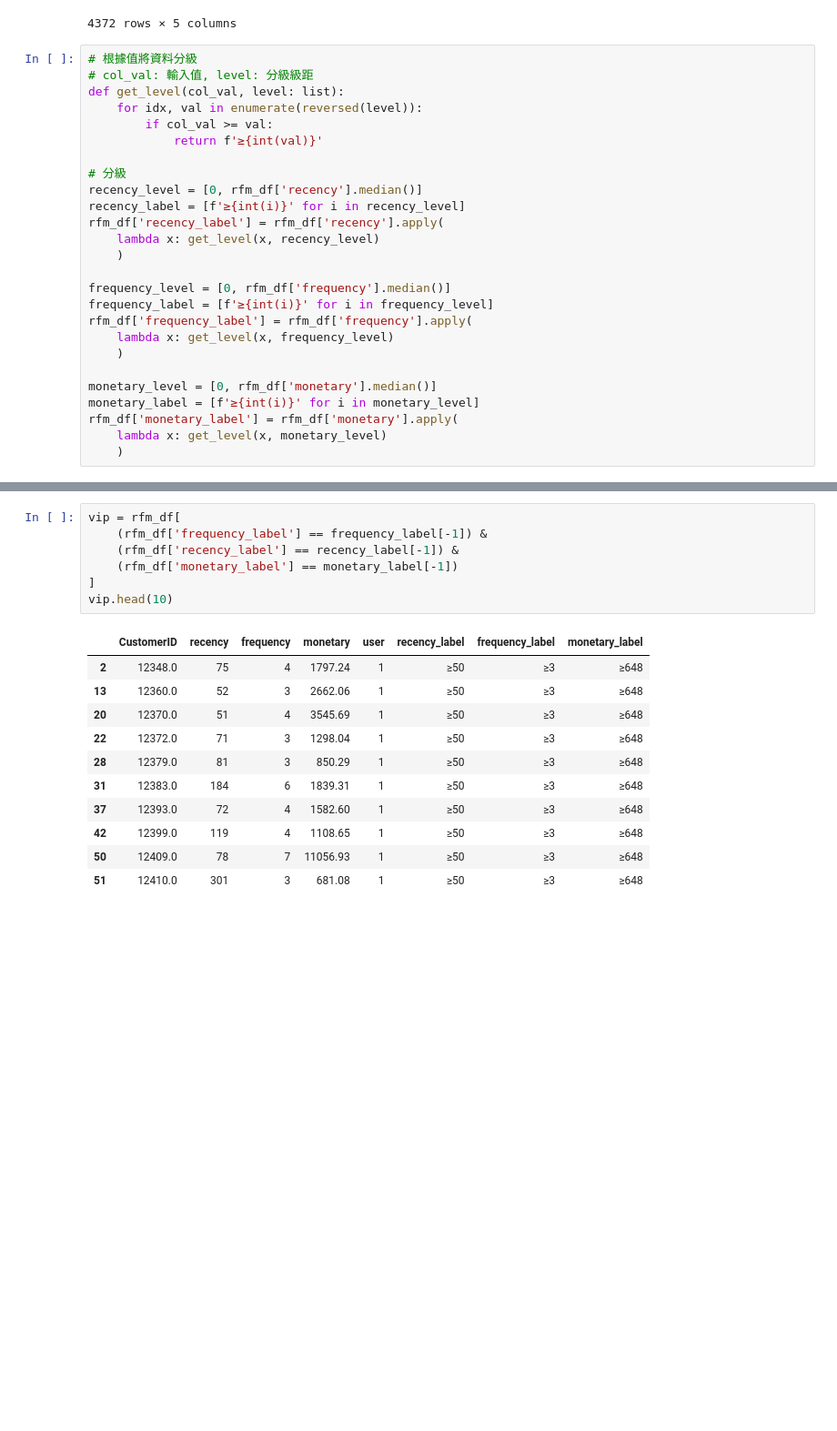
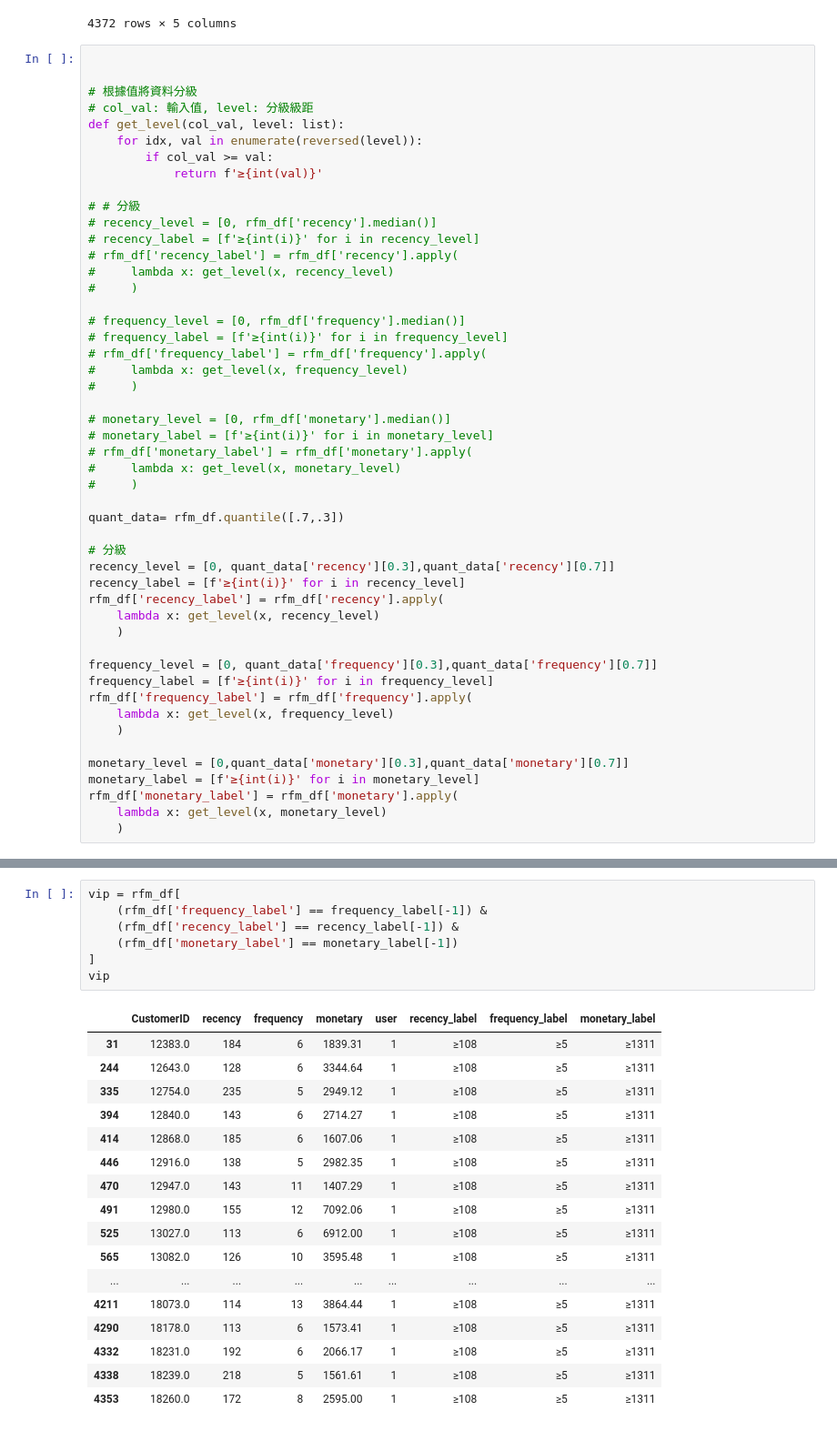
Before and after one commit to Benknightdark/GoogleTrendsApi, a Jupyter notebook: notebook/RFM Aanlysis.ipynb, the cells around one changed output, grey strips where cells are left out. Shown: that part at 91% size. Saved outputs shown, nothing was run; the diff lists cells and outputs as text; blank space fills up the shorter version.

```diff
--- a/notebook/RFM Aanlysis.ipynb
+++ b/notebook/RFM Aanlysis.ipynb
@@ -147,6 +147,8 @@ rfm_df
 | 4371 | 18287.0 | 42 | 3 | 1837.28 | 1 |
 4372 rows × 5 columns
 # %%
+
+
 # 根據值將資料分級
 # col_val: 輸入值, level: 分級級距
 def get_level(col_val, level: list):
@@ -154,20 +156,41 @@ def get_level(col_val, level: list):
         if col_val >= val:
             return f'≥{int(val)}'
 
+# # 分級
+# recency_level = [0, rfm_df['recency'].median()]
+# recency_label = [f'≥{int(i)}' for i in recency_level]
+# rfm_df['recency_label'] = rfm_df['recency'].apply(
+#     lambda x: get_level(x, recency_level)
+#     )
+
+# frequency_level = [0, rfm_df['frequency'].median()]
+# frequency_label = [f'≥{int(i)}' for i in frequency_level]
+# rfm_df['frequency_label'] = rfm_df['frequency'].apply(
+#     lambda x: get_level(x, frequency_level)
+#     )
+
+# monetary_level = [0, rfm_df['monetary'].median()]
+# monetary_label = [f'≥{int(i)}' for i in monetary_level]
+# rfm_df['monetary_label'] = rfm_df['monetary'].apply(
+#     lambda x: get_level(x, monetary_level)
+#     )
+
+quant_data= rfm_df.quantile([.7,.3])
+
 # 分級
-recency_level = [0, rfm_df['recency'].median()]
+recency_level = [0, quant_data['recency'][0.3],quant_data['recency'][0.7]]
 recency_label = [f'≥{int(i)}' for i in recency_level]
 rfm_df['recency_label'] = rfm_df['recency'].apply(
     lambda x: get_level(x, recency_level)
     )
 
-frequency_level = [0, rfm_df['frequency'].median()]
+frequency_level = [0, quant_data['frequency'][0.3],quant_data['frequency'][0.7]]
 frequency_label = [f'≥{int(i)}' for i in frequency_level]
 rfm_df['frequency_label'] = rfm_df['frequency'].apply(
     lambda x: get_level(x, frequency_level)
     )
 
-monetary_level = [0, rfm_df['monetary'].median()]
+monetary_level = [0,quant_data['monetary'][0.3],quant_data['monetary'][0.7]]
 monetary_label = [f'≥{int(i)}' for i in monetary_level]
 rfm_df['monetary_label'] = rfm_df['monetary'].apply(
     lambda x: get_level(x, monetary_level)
@@ -221,20 +248,26 @@ g = g.set_axis_labels('Recency','Frequency').add_legend()
 # %%
 vip = rfm_df[
     (rfm_df['frequency_label'] == frequency_label[-1]) &
     (rfm_df['recency_label'] == recency_label[-1]) &
     (rfm_df['monetary_label'] == monetary_label[-1])
 ]
-vip.head(10)
+vip
 # %% [output]
 |  | CustomerID | recency | frequency | monetary | user | recency_label | frequency_label | monetary_label |
-| 2 | 12348.0 | 75 | 4 | 1797.24 | 1 | ≥50 | ≥3 | ≥648 |
-| 13 | 12360.0 | 52 | 3 | 2662.06 | 1 | ≥50 | ≥3 | ≥648 |
-| 20 | 12370.0 | 51 | 4 | 3545.69 | 1 | ≥50 | ≥3 | ≥648 |
-| 22 | 12372.0 | 71 | 3 | 1298.04 | 1 | ≥50 | ≥3 | ≥648 |
-| 28 | 12379.0 | 81 | 3 | 850.29 | 1 | ≥50 | ≥3 | ≥648 |
-| 31 | 12383.0 | 184 | 6 | 1839.31 | 1 | ≥50 | ≥3 | ≥648 |
-| 37 | 12393.0 | 72 | 4 | 1582.60 | 1 | ≥50 | ≥3 | ≥648 |
-| 42 | 12399.0 | 119 | 4 | 1108.65 | 1 | ≥50 | ≥3 | ≥648 |
-| 50 | 12409.0 | 78 | 7 | 11056.93 | 1 | ≥50 | ≥3 | ≥648 |
-| 51 | 12410.0 | 301 | 3 | 681.08 | 1 | ≥50 | ≥3 | ≥648 |
+| 31 | 12383.0 | 184 | 6 | 1839.31 | 1 | ≥108 | ≥5 | ≥1311 |
+| 244 | 12643.0 | 128 | 6 | 3344.64 | 1 | ≥108 | ≥5 | ≥1311 |
+| 335 | 12754.0 | 235 | 5 | 2949.12 | 1 | ≥108 | ≥5 | ≥1311 |
+| 394 | 12840.0 | 143 | 6 | 2714.27 | 1 | ≥108 | ≥5 | ≥1311 |
+| 414 | 12868.0 | 185 | 6 | 1607.06 | 1 | ≥108 | ≥5 | ≥1311 |
+| 446 | 12916.0 | 138 | 5 | 2982.35 | 1 | ≥108 | ≥5 | ≥1311 |
+| 470 | 12947.0 | 143 | 11 | 1407.29 | 1 | ≥108 | ≥5 | ≥1311 |
+| 491 | 12980.0 | 155 | 12 | 7092.06 | 1 | ≥108 | ≥5 | ≥1311 |
+| 525 | 13027.0 | 113 | 6 | 6912.00 | 1 | ≥108 | ≥5 | ≥1311 |
+| 565 | 13082.0 | 126 | 10 | 3595.48 | 1 | ≥108 | ≥5 | ≥1311 |
+| ... | ... | ... | ... | ... | ... | ... | ... | ... |
+| 4211 | 18073.0 | 114 | 13 | 3864.44 | 1 | ≥108 | ≥5 | ≥1311 |
+| 4290 | 18178.0 | 113 | 6 | 1573.41 | 1 | ≥108 | ≥5 | ≥1311 |
+| 4332 | 18231.0 | 192 | 6 | 2066.17 | 1 | ≥108 | ≥5 | ≥1311 |
+| 4338 | 18239.0 | 218 | 5 | 1561.61 | 1 | ≥108 | ≥5 | ≥1311 |
+| 4353 | 18260.0 | 172 | 8 | 2595.00 | 1 | ≥108 | ≥5 | ≥1311 |
 # %%
```
Also changed, not shown: parts of 16 cells of this notebook.
